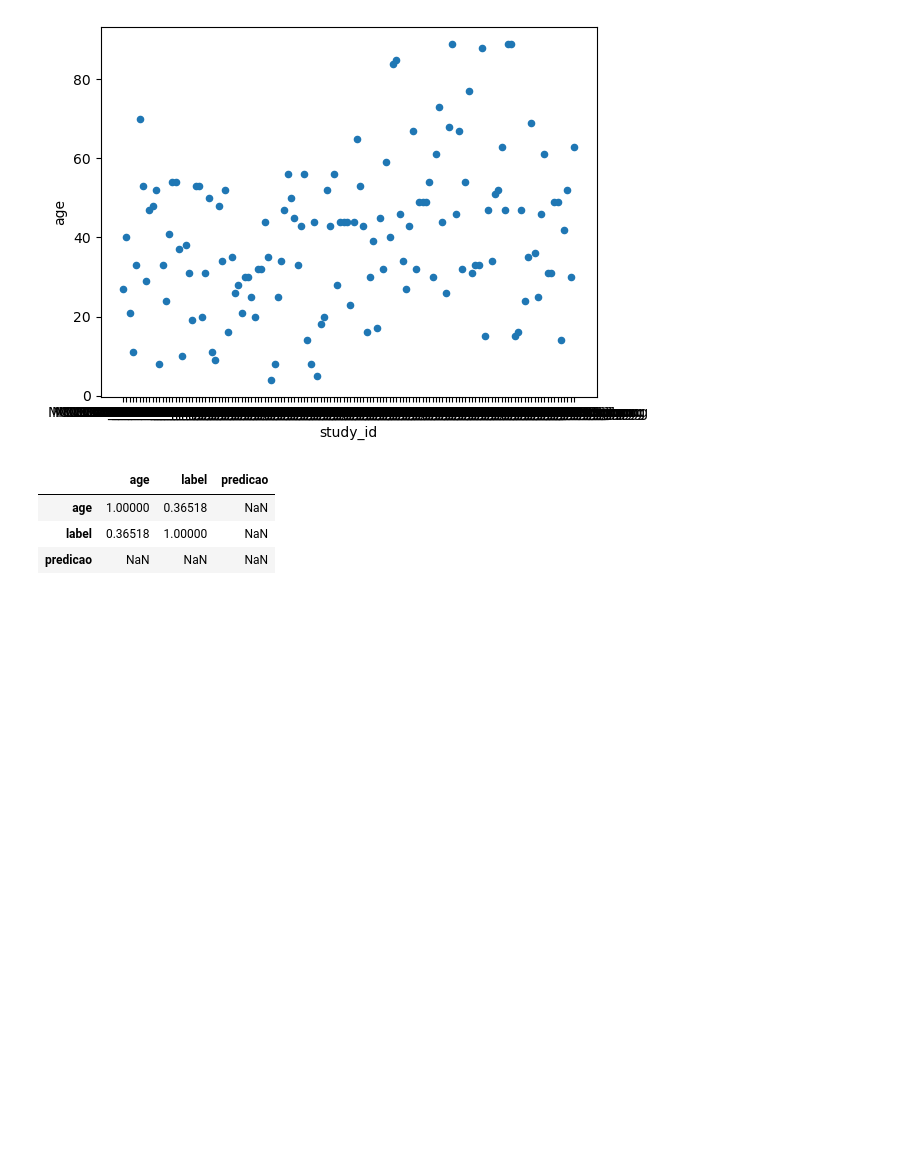
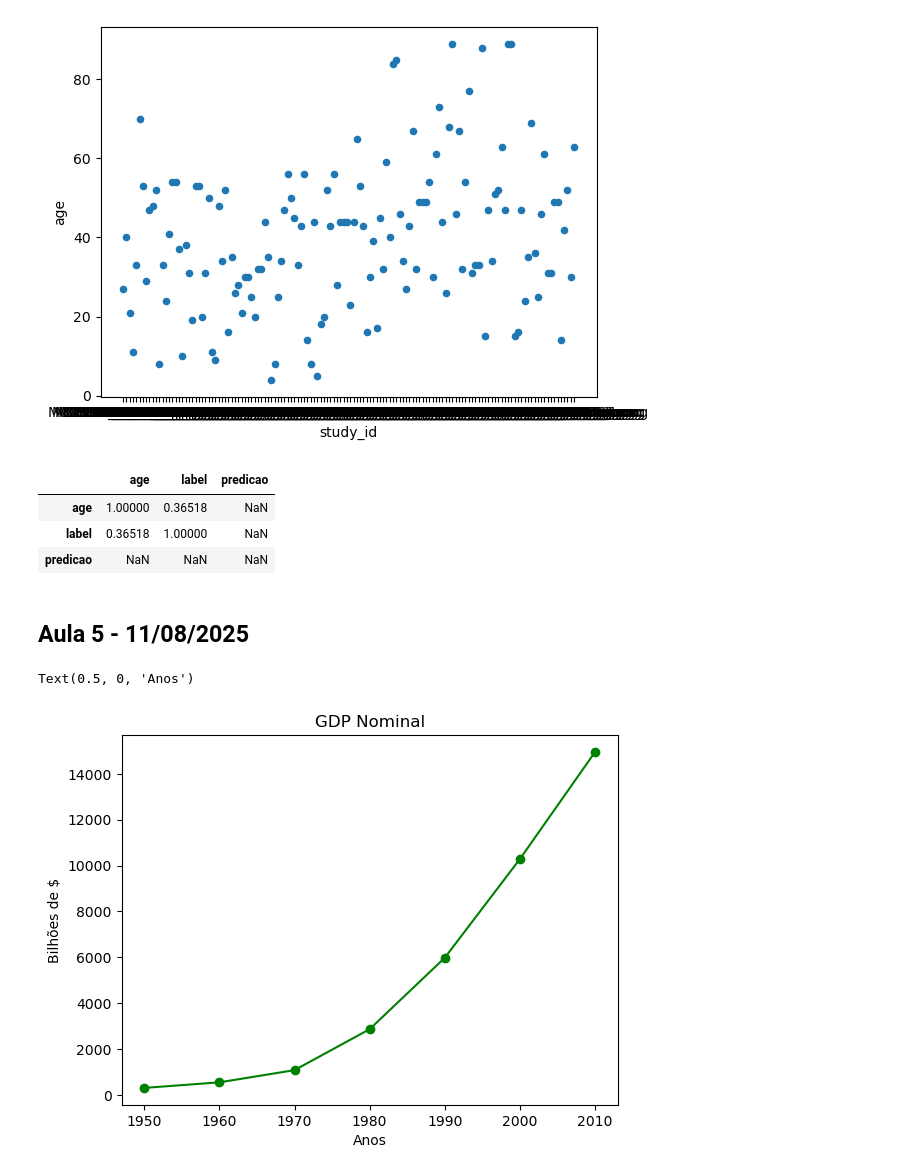
Before and after one commit to guilhermeribeirofag/cd_fag, a Jupyter notebook: teste.ipynb, the cells around one changed output. Drawn from its saved outputs; the diff is of its cells as text; code cells hidden in the pictures; blank space fills up the shorter version.

Commit message:
Atualização do repositório com os códigos da aula do dia 11/08/2025

```diff
--- a/teste.ipynb
+++ b/teste.ipynb
@@ -234,3 +234,20 @@ df_montgomery.corr()
 | age | 1.00000 | 0.36518 | NaN |
 | label | 0.36518 | 1.00000 | NaN |
 | predicao | NaN | NaN | NaN |
+# %% [markdown]
+## Aula 5 - 11/08/2025
+# %%
+from matplotlib import pyplot as plt
+
+years = [1950,1960,1970,1980,1990,2000,2010]
+gdp   = [300.2,543.3,1075.9,2862.5,5979.6,10289.7,14958.3]
+# %%
+plt.plot(years, gdp,
+         color='green', marker='o', linestyle='solid')
+plt.title("GDP Nominal")
+plt.ylabel("Bilhões de $")
+plt.xlabel("Anos")
+# plt.show()
+# %% [output]
+Text(0.5, 0, 'Anos')
+[figure, added]
```
Also changed, not shown: parts of 18 cells of this notebook.
